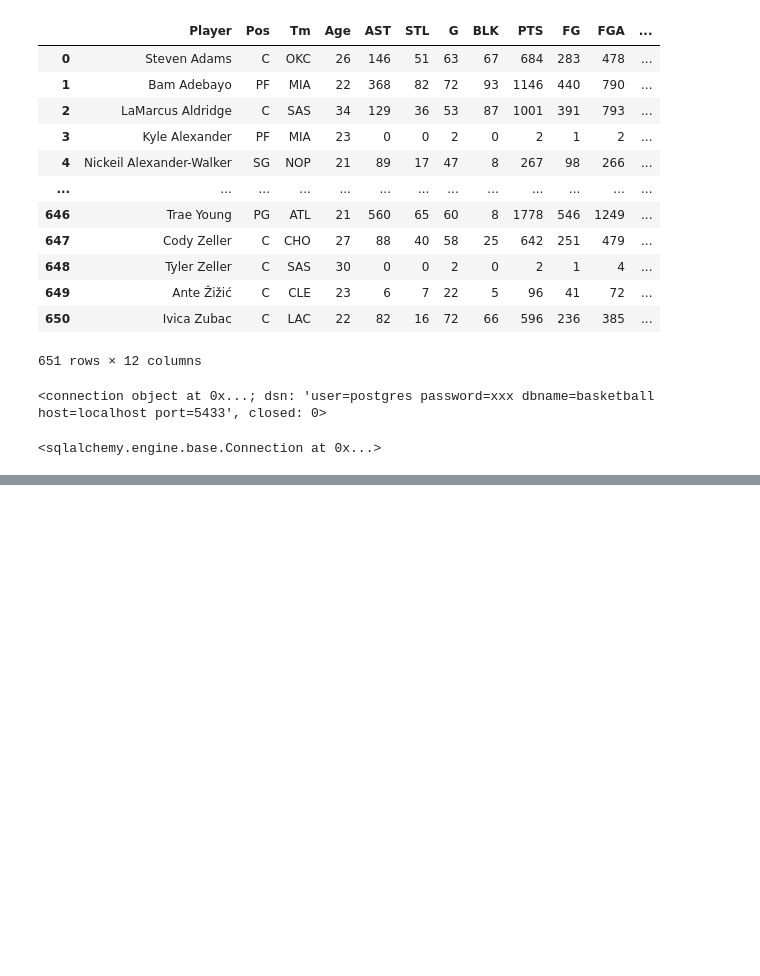
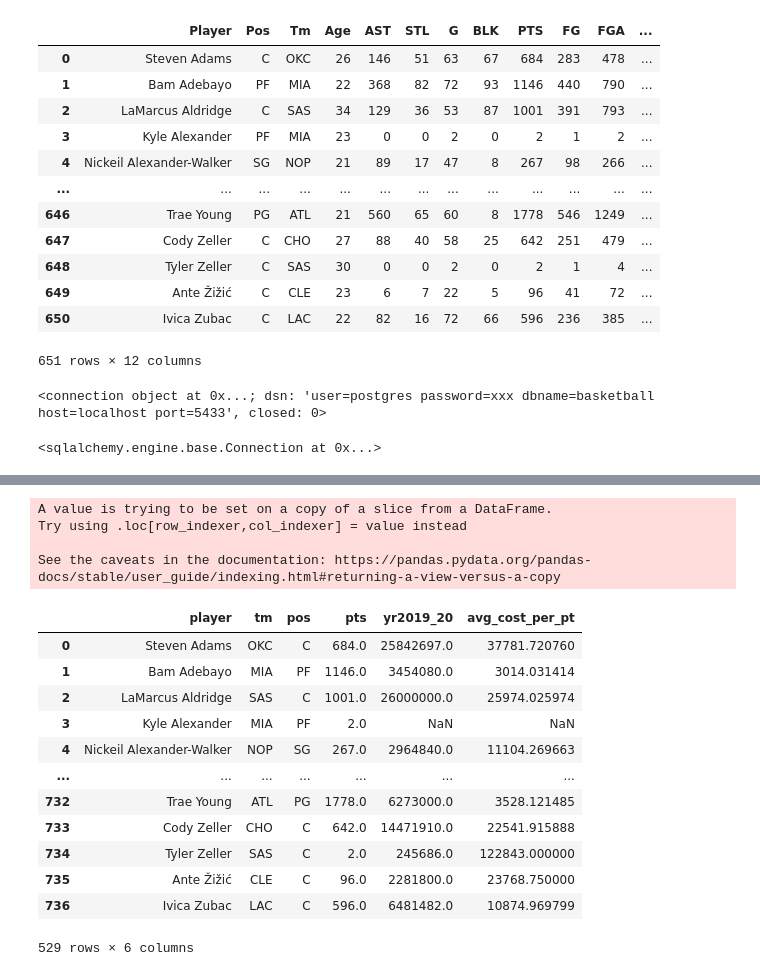
Before and after one commit to HIna-Ahmad/ETL_project, a Jupyter notebook: starter_code.ipynb, the cells around one changed output, grey strips where cells are left out. Saved outputs shown, nothing was run; the diff lists cells and outputs as text; code cells hidden in the pictures; blank space fills up the shorter version.

Commit message:
two tables

```diff
--- a/starter_code.ipynb
+++ b/starter_code.ipynb
@@ -174,0 +180,4 @@ nba_sal
+# %%
+#Drop duplicate player instances
+nba_sal_clean=nba_sal.drop_duplicates(subset='player', keep="first")
+nba_sal_clean
@@ -174,0 +214,22 @@ nba_sal
+# %%
+#Add column for Average cost per point
+nba_sal_clean["avg_cost_per_pt"]=nba_sal_clean["yr2019_20"]/nba_sal_clean["pts"]
+nba_sal_clean
+# %% [output]
+A value is trying to be set on a copy of a slice from a DataFrame.
+Try using .loc[row_indexer,col_indexer] = value instead
+
+See the caveats in the documentation: https://pandas.pydata.org/pandas-docs/stable/user_guide/indexing.html#returning-a-view-versus-a-copy
+|  | player | tm | pos | pts | yr2019_20 | avg_cost_per_pt |
+| 0 | Steven Adams | OKC | C | 684.0 | 25842697.0 | 37781.720760 |
+| 1 | Bam Adebayo | MIA | PF | 1146.0 | 3454080.0 | 3014.031414 |
+| 2 | LaMarcus Aldridge | SAS | C | 1001.0 | 26000000.0 | 25974.025974 |
+| 3 | Kyle Alexander | MIA | PF | 2.0 | NaN | NaN |
+| 4 | Nickeil Alexander-Walker | NOP | SG | 267.0 | 2964840.0 | 11104.269663 |
+| ... | ... | ... | ... | ... | ... | ... |
+| 732 | Trae Young | ATL | PG | 1778.0 | 6273000.0 | 3528.121485 |
+| 733 | Cody Zeller | CHO | C | 642.0 | 14471910.0 | 22541.915888 |
+| 734 | Tyler Zeller | SAS | C | 2.0 | 245686.0 | 122843.000000 |
+| 735 | Ante Žižić | CLE | C | 96.0 | 2281800.0 | 23768.750000 |
+| 736 | Ivica Zubac | LAC | C | 596.0 | 6481482.0 | 10874.969799 |
+529 rows × 6 columns
```
Also changed, not shown: parts of 8 cells of this notebook, 1 other file.
